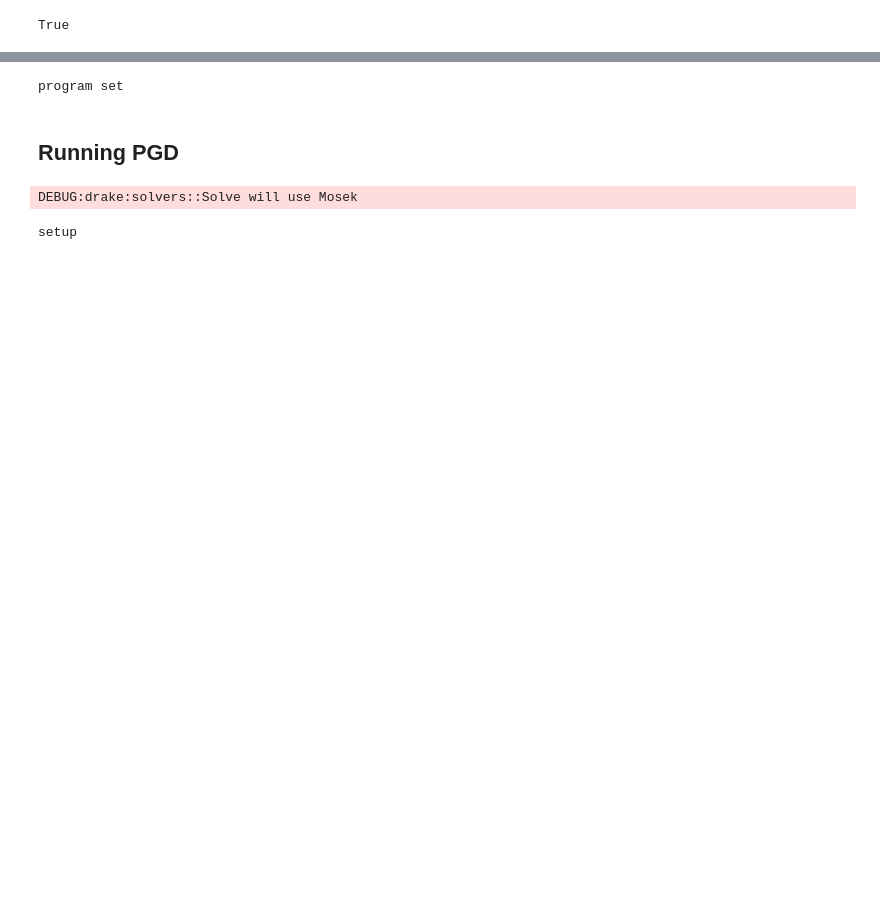
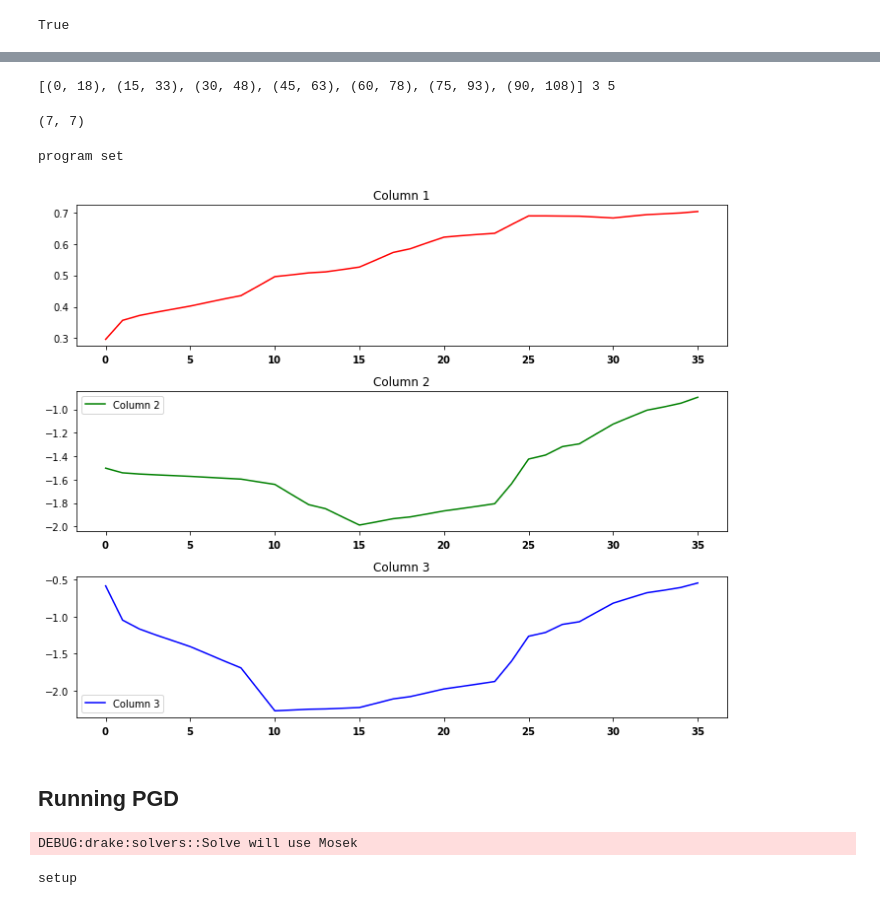
Before and after one commit to shrutigarg914/ciris-pgd, a Jupyter notebook: ciris_pgd_3dof_iiwa-Copy1.ipynb, the cells around one changed output, grey strips where cells are left out. Drawn from its saved outputs; the diff is of its cells as text; code cells hidden in the pictures; blank space fills up the shorter version.

```diff
--- a/ciris_pgd_3dof_iiwa-Copy1.ipynb
+++ b/ciris_pgd_3dof_iiwa-Copy1.ipynb
@@ -219,4 +211,4 @@ DEBUG:drake:Meshcat: GET /
 # %%
 from pydrake.all import LoadIrisRegionsYamlFile
-regions_dict = LoadIrisRegionsYamlFile("/home/sgrg/rlg/SUPERUROP/ciris/1028/certified_regions_2.yaml")
+regions_dict = LoadIrisRegionsYamlFile("/home/sgrg/rlg/SUPERUROP/ciris/1028/certified_regions_3.yaml")
 all_regions = [r for r in regions_dict.values()]
@@ -285,0 +308,9 @@ DEBUG:drake:solvers::Solve will use Mosek
+# %%
+top = all_regions[10].ChebyshevCenter()
+middle = regions_dict['middle_1j'].ChebyshevCenter()
+bottom = all_regions[6].ChebyshevCenter()
+# rng = RandomGenerator()
+# for i in range(20):
+#     middle = regions_dict['middle_1j'].UniformSample(rng, middle)
+#     top = all_regions[10].UniformSample(rng, middle)
+#     bottom = all_regions[6].UniformSample(rng, middle)
@@ -286,3 +321,6 @@ DEBUG:drake:solvers::Solve will use Mosek
+# %%
+start = middle
+goal = bottom
 # %%
 # start = Ratfk.ComputeSValue(start_q, q_star)
 # goal = Ratfk.ComputeSValue(end_q, q_star)
@@ -418,6 +412,12 @@ import numpy.linalg as la
 # # iterate until infeasible.
 # # get constraints and put into HPolyhedron - should be the same as
 prog, _ = prog_with_constraints(variables, best_path, start, goal, indices, 3, h_list)
+# %%
+print(indices, ndim, order)
+len(best_path[1:-1]), len(indices)
+# %% [output]
+[(0, 18), (15, 33), (30, 48), (45, 63), (60, 78), (75, 93), (90, 108)] 3 5
+(7, 7)
 # %%
 print("program set")
 hpoly = HPolyhedron(prog)
@@ -437,6 +437,52 @@ translation = la.pinv(A_eq).dot(b_eq)
 affine_sub = AffineSubspace(basis.T, translation)
 # %% [output]
 program set
+# %%
+data = np.asarray(init_values[:-len(best_path)+2]).reshape(-1, 3)
+# %%
+import matplotlib.pyplot as plt
+# Split the reshaped data into three columns
+col1 = data[:, 0]
+col2 = data[:, 1]
+col3 = data[:, 2]
+
+def make_bold_ticks(ax):
+    # Get the current tick labels
+    ticks = ax.get_xticks()
+    labels = [str(int(tick)) for tick in ticks]
+
+    # Create a list of new tick labels with bold ones for multiples of 5
+    new_labels = [
+        f'$\mathbf{{{label}}}$' if int(label) % 5 == 0 else label
+        for label in labels
+    ]
+
+    # Set the new tick labels
+    ax.set_xticklabels(new_labels)
+
+# Create a figure and axes
+fig, axs = plt.subplots(3, 1, figsize=(10, 8))
+
+# Plot each column on a separate axis
+axs[0].plot(col1, label='Column 1', color='r')
+axs[0].set_title('Column 1')
+make_bold_ticks(axs[0])  # Apply bold formatting
+
+axs[1].plot(col2, label='Column 2', color='g')
+axs[1].set_title('Column 2')
+axs[1].legend()
+make_bold_ticks(axs[1])  # Apply bold formatting
+
+axs[2].plot(col3, label='Column 3', color='b')
+axs[2].set_title('Column 3')
+axs[2].legend()
+make_bold_ticks(axs[2])  # Apply bold formatting
+
+# Adjust layout and show the plot
+plt.tight_layout()
+plt.show()
+# %% [output]
+[figure, added]
 # %% [markdown]
 ## Running PGD
 # %%
```
Also changed, not shown: parts of 31 cells of this notebook, 59 other files.
